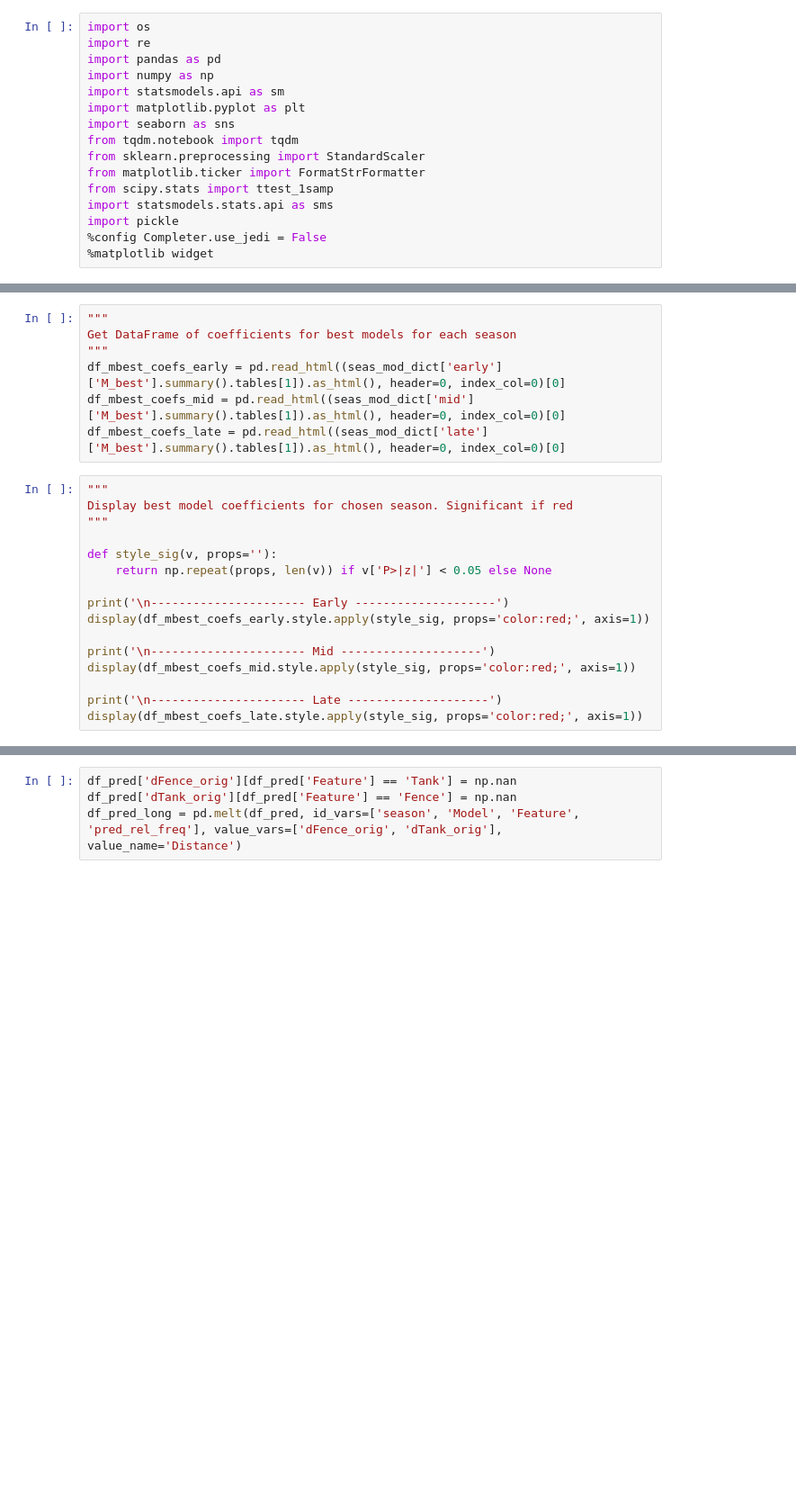
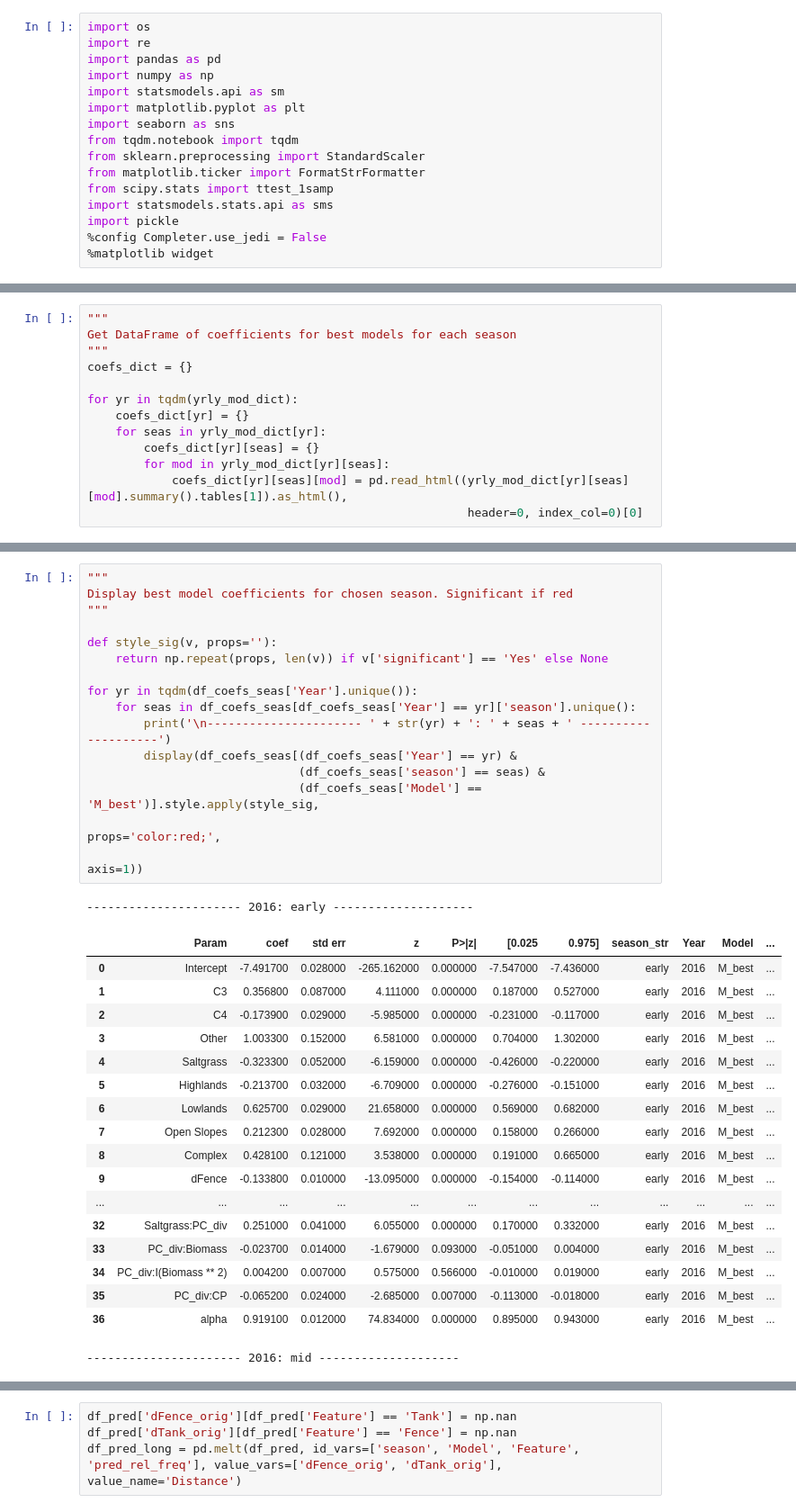
Before and after one commit to kearney-sp/lotek_processing, a Jupyter notebook: analyze_grazing_intensity_models.ipynb, the cells around one changed output, grey strips where cells are left out. Shown at 90% size. Saved outputs shown, nothing was run; the diff lists cells and outputs as text; blank space fills up the shorter version.

```diff
--- a/analyze_grazing_intensity_models.ipynb
+++ b/analyze_grazing_intensity_models.ipynb
@@ -235,22 +258,12 @@ Canvas(toolbar=Toolbar(toolitems=[('Home', 'Reset original view', 'home', 'home'
 """
 Get DataFrame of coefficients for best models for each season
 """
-df_mbest_coefs_early = pd.read_html((seas_mod_dict['early']['M_best'].summary().tables[1]).as_html(), header=0, index_col=0)[0]
-df_mbest_coefs_mid = pd.read_html((seas_mod_dict['mid']['M_best'].summary().tables[1]).as_html(), header=0, index_col=0)[0]
-df_mbest_coefs_late = pd.read_html((seas_mod_dict['late']['M_best'].summary().tables[1]).as_html(), header=0, index_col=0)[0]
+coefs_dict = {}
+
+for yr in tqdm(yrly_mod_dict):
+    coefs_dict[yr] = {}
+    for seas in yrly_mod_dict[yr]:
+        coefs_dict[yr][seas] = {}
+        for mod in yrly_mod_dict[yr][seas]:
+            coefs_dict[yr][seas][mod] = pd.read_html((yrly_mod_dict[yr][seas][mod].summary().tables[1]).as_html(),
+                                                      header=0, index_col=0)[0]
-# %%
-"""
-Display best model coefficients for chosen season. Significant if red
-"""
-
-def style_sig(v, props=''):
-    return np.repeat(props, len(v)) if v['P>|z|'] < 0.05 else None
-
-print('\n---------------------- Early --------------------')
-display(df_mbest_coefs_early.style.apply(style_sig, props='color:red;', axis=1))
-
-print('\n---------------------- Mid --------------------')
-display(df_mbest_coefs_mid.style.apply(style_sig, props='color:red;', axis=1))
-
-print('\n---------------------- Late --------------------')
-display(df_mbest_coefs_late.style.apply(style_sig, props='color:red;', axis=1))
@@ -366,0 +401,36 @@ Canvas(toolbar=Toolbar(toolitems=[('Home', 'Reset original view', 'home', 'home'
+# %%
+"""
+Display best model coefficients for chosen season. Significant if red
+"""
+
+def style_sig(v, props=''):
+    return np.repeat(props, len(v)) if v['significant'] == 'Yes' else None
+
+for yr in tqdm(df_coefs_seas['Year'].unique()):
+    for seas in df_coefs_seas[df_coefs_seas['Year'] == yr]['season'].unique():
+        print('\n---------------------- ' + str(yr) + ': ' + seas + ' --------------------')
+        display(df_coefs_seas[(df_coefs_seas['Year'] == yr) &
+                              (df_coefs_seas['season'] == seas) &
+                              (df_coefs_seas['Model'] == 'M_best')].style.apply(style_sig,
+                                                                                props='color:red;',
+                                                                                axis=1))
+# %% [output]
+---------------------- 2016: early --------------------
+|  | Param | coef | std err | z | P>|z| | [0.025 | 0.975] | season_str | Year | Model | ... |
+| 0 | Intercept | -7.491700 | 0.028000 | -265.162000 | 0.000000 | -7.547000 | -7.436000 | early | 2016 | M_best | ... |
+| 1 | C3 | 0.356800 | 0.087000 | 4.111000 | 0.000000 | 0.187000 | 0.527000 | early | 2016 | M_best | ... |
+| 2 | C4 | -0.173900 | 0.029000 | -5.985000 | 0.000000 | -0.231000 | -0.117000 | early | 2016 | M_best | ... |
+| 3 | Other | 1.003300 | 0.152000 | 6.581000 | 0.000000 | 0.704000 | 1.302000 | early | 2016 | M_best | ... |
+| 4 | Saltgrass | -0.323300 | 0.052000 | -6.159000 | 0.000000 | -0.426000 | -0.220000 | early | 2016 | M_best | ... |
+| 5 | Highlands | -0.213700 | 0.032000 | -6.709000 | 0.000000 | -0.276000 | -0.151000 | early | 2016 | M_best | ... |
+| 6 | Lowlands | 0.625700 | 0.029000 | 21.658000 | 0.000000 | 0.569000 | 0.682000 | early | 2016 | M_best | ... |
+| 7 | Open Slopes | 0.212300 | 0.028000 | 7.692000 | 0.000000 | 0.158000 | 0.266000 | early | 2016 | M_best | ... |
+| 8 | Complex | 0.428100 | 0.121000 | 3.538000 | 0.000000 | 0.191000 | 0.665000 | early | 2016 | M_best | ... |
+| 9 | dFence | -0.133800 | 0.010000 | -13.095000 | 0.000000 | -0.154000 | -0.114000 | early | 2016 | M_best | ... |
+| ... | ... | ... | ... | ... | ... | ... | ... | ... | ... | ... | ... |
+| 32 | Saltgrass:PC_div | 0.251000 | 0.041000 | 6.055000 | 0.000000 | 0.170000 | 0.332000 | early | 2016 | M_best | ... |
+| 33 | PC_div:Biomass | -0.023700 | 0.014000 | -1.679000 | 0.093000 | -0.051000 | 0.004000 | early | 2016 | M_best | ... |
+| 34 | PC_div:I(Biomass ** 2) | 0.004200 | 0.007000 | 0.575000 | 0.566000 | -0.010000 | 0.019000 | early | 2016 | M_best | ... |
+| 35 | PC_div:CP | -0.065200 | 0.024000 | -2.685000 | 0.007000 | -0.113000 | -0.018000 | early | 2016 | M_best | ... |
+| 36 | alpha | 0.919100 | 0.012000 | 74.834000 | 0.000000 | 0.895000 | 0.943000 | early | 2016 | M_best | ... |
+---------------------- 2016: mid --------------------
```
Also changed, not shown: parts of 51 cells of this notebook, 13 other files.
